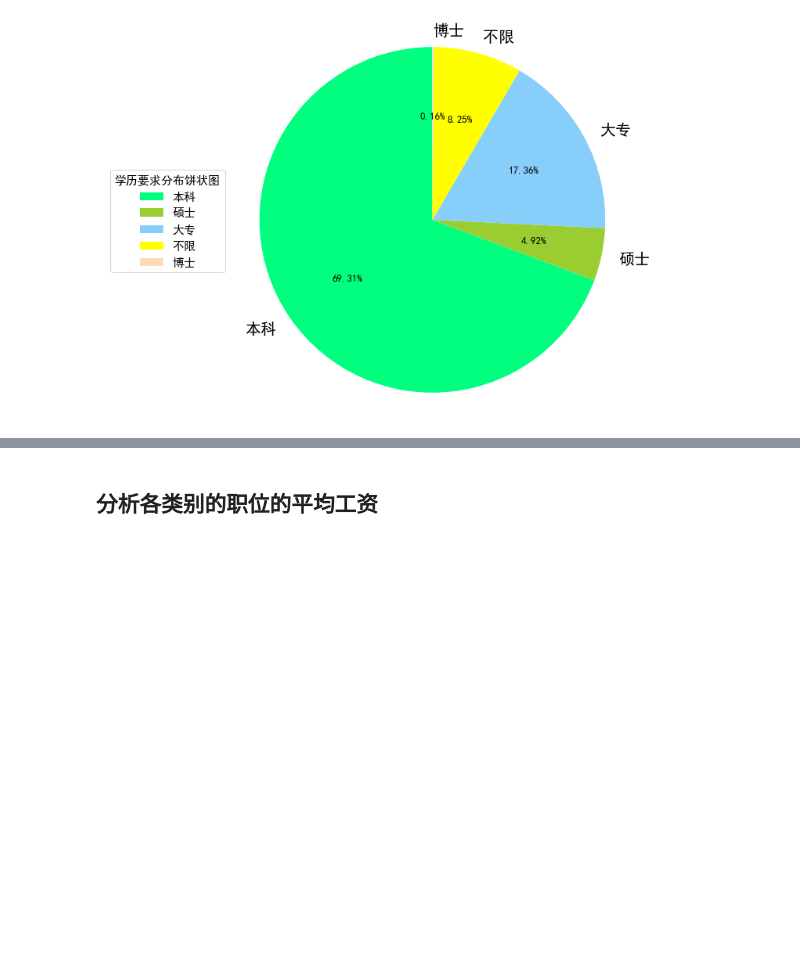
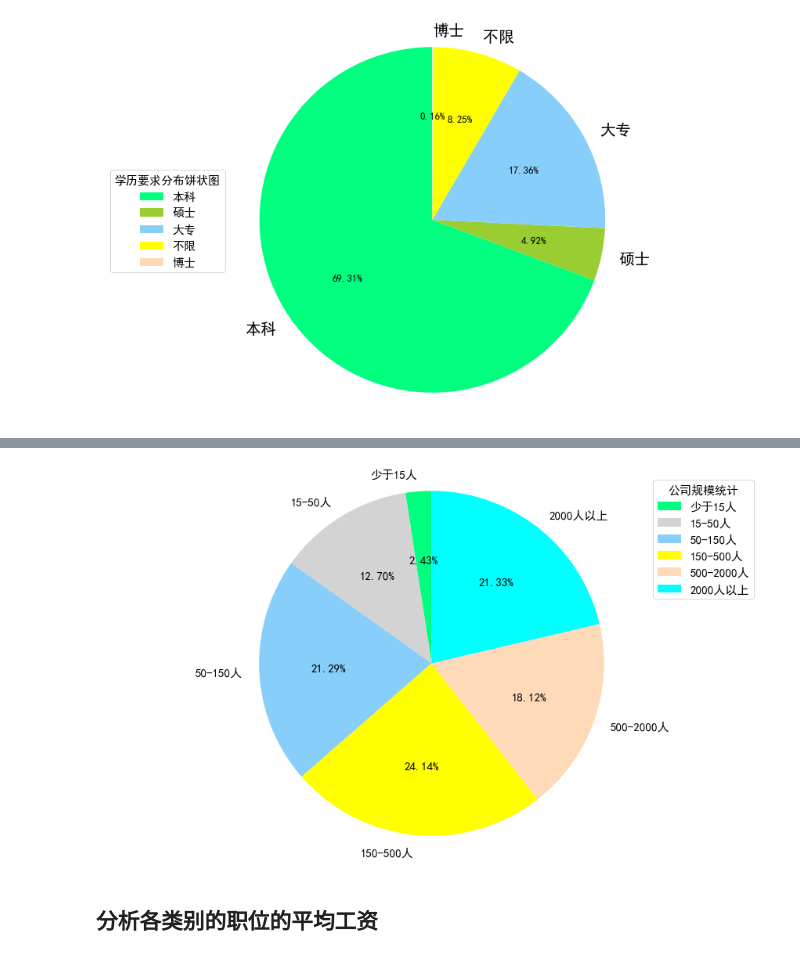
Before and after one commit to Zhangliying12/Data-Mining-and-Analysis-of-Recruitment-Website, a Jupyter notebook: 数据读取+分析/data_analyse.ipynb, the cells around one changed output, grey strips where cells are left out. Drawn from its saved outputs; the diff is of its cells as text; code cells hidden in the pictures; blank space fills up the shorter version.

```diff
--- a/数据读取+分析/data_analyse.ipynb
+++ b/数据读取+分析/data_analyse.ipynb
@@ -295,47 +322,53 @@ plt.show()
 # %%
 # 公司规模统计
+scale =[
+    '少于15人',
+    '15-50人',
+    '50-150人',
+    '150-500人',
+    '500-2000人',
+    '2000人以上',
+    '少于15人'
+]
 import collections
 company_scale_dict = collections.Counter(df_all['company_scale'])
 
 company_scale_order_dict = collections.OrderedDict()
-company_scale_order_dict['少于15人'] = company_scale_dict['少于15人']
-company_scale_order_dict['15-50人'] = company_scale_dict['15-50人'] + company_scale_dict['10-50人']
-company_scale_order_dict['50-150人'] = company_scale_dict['50-150人']
-company_scale_order_dict['150-500人'] = company_scale_dict['150-500人']
-company_scale_order_dict['500-2000人'] = company_scale_dict['500-2000人']
-company_scale_order_dict['2000人以上'] = company_scale_dict['2000人以上']
-company_scale_order_dict['少于15人'] = company_scale_dict['少于15人']
+for s in scale:
+    company_scale_order_dict[s] = company_scale_dict[s]
 
 plt.figure(figsize=(15,9))
 sizes = company_scale_order_dict.values() #每块值
 labels = company_scale_order_dict.keys() #定义标签
 colors = ['springgreen','lightgrey','lightskyblue','yellow','peachpuff','cyan'] #每块颜色定义
 patches,text1,text2 = plt.pie(sizes,
                       labels=labels,
                       colors=colors,
                       labeldistance = 1.1,#图例距圆心半径倍距离
                       autopct = '%3.2f%%', #数值保留固定小数位
                       shadow = False, #无阴影设置
                       startangle =90, #逆时针起始角度设置
                       pctdistance = 0.6) #数值距圆心半径倍数距离
 
 # 设置图中文字大小
 """
 for t in text1:
     t.set_size(20)
 for t in text2:
     t.set_size(13)
 """
 plt.axis('equal')
 # 设置图例标题文字大小
 plt.rcParams.update({'font.size': 15})
 plt.legend(title="公司规模统计",loc=1, prop={'family':'SimHei','size':15})
 
 #保存图片
 plt.savefig("./image/300dpi/公司规模统计饼状图-300dpi.jpg",dpi=300,bbox_inches = 'tight')
 plt.savefig("./image/200dpi/公司规模统计饼状图-200dpi.jpg",dpi=200,bbox_inches = 'tight')
 plt.savefig("./image/100dpi/公司规模统计饼状图-100dpi.jpg",dpi=100,bbox_inches = 'tight')
 plt.show()
+# %% [output]
+[figure, added]
 # %%
 data_dict={
     '人工智能':df_ai,
```
Also changed, not shown: parts of 16 cells of this notebook, 32 other files.
